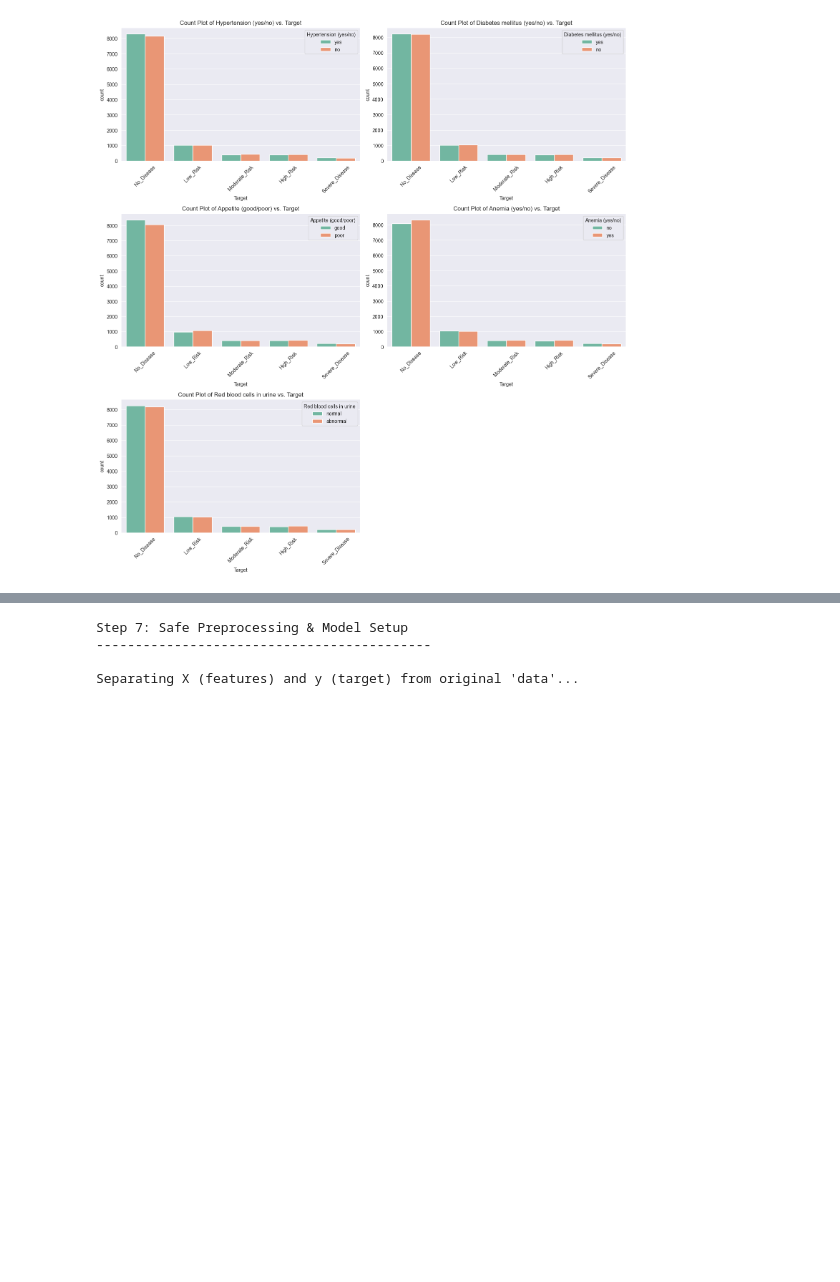
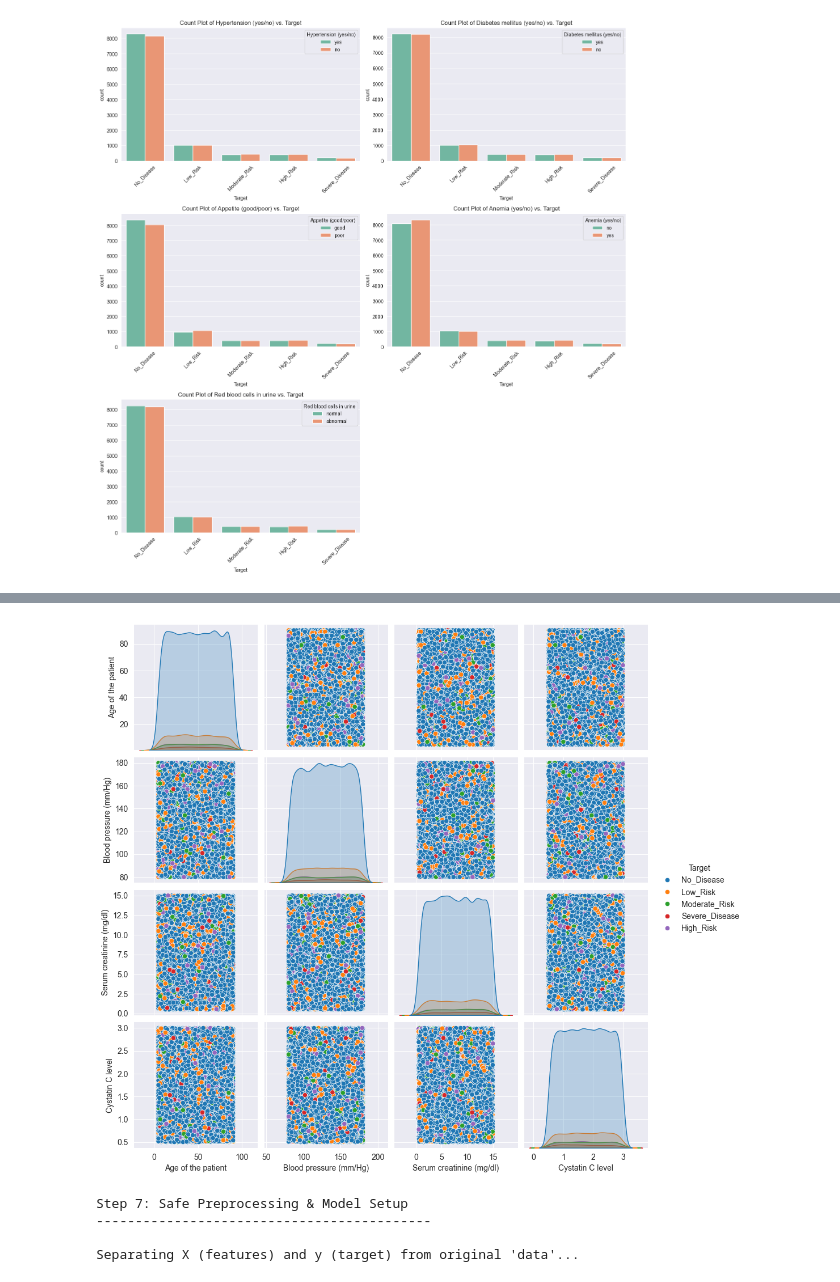
Before and after one commit to mazen787/DEPI-Final-Project, a Jupyter notebook: notebooks/experiments.ipynb, the cells around one changed output, grey strips where cells are left out. Cells and saved outputs as stored; diff of their text form; code cells hidden in the pictures; blank space fills up the shorter version.

```diff
--- a/notebooks/experiments.ipynb
+++ b/notebooks/experiments.ipynb
@@ -213,3 +258,16 @@ Step 5: Analyzing Categorical Features vs. Target
+# %%
+selected_features = [
+    "Age of the patient",
+    "Blood pressure (mm/Hg)",
+    "Serum creatinine (mg/dl)",
+    "Cystatin C level",
+    "Target"
+]
+
+sns.pairplot(data[selected_features], hue="Target")
+plt.show()
+# %% [output]
+[figure, added]
 # %%
 # Preprocessing & Splitting ---
 
```
Also changed, not shown: parts of 4 cells of this notebook, 2 other files.
